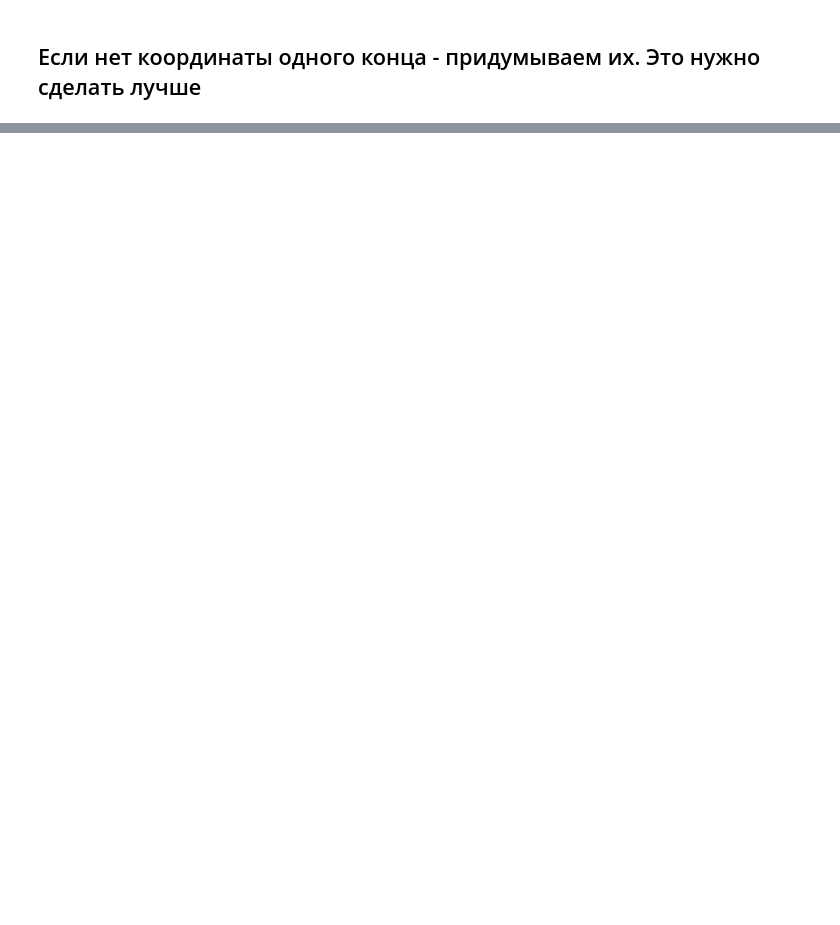
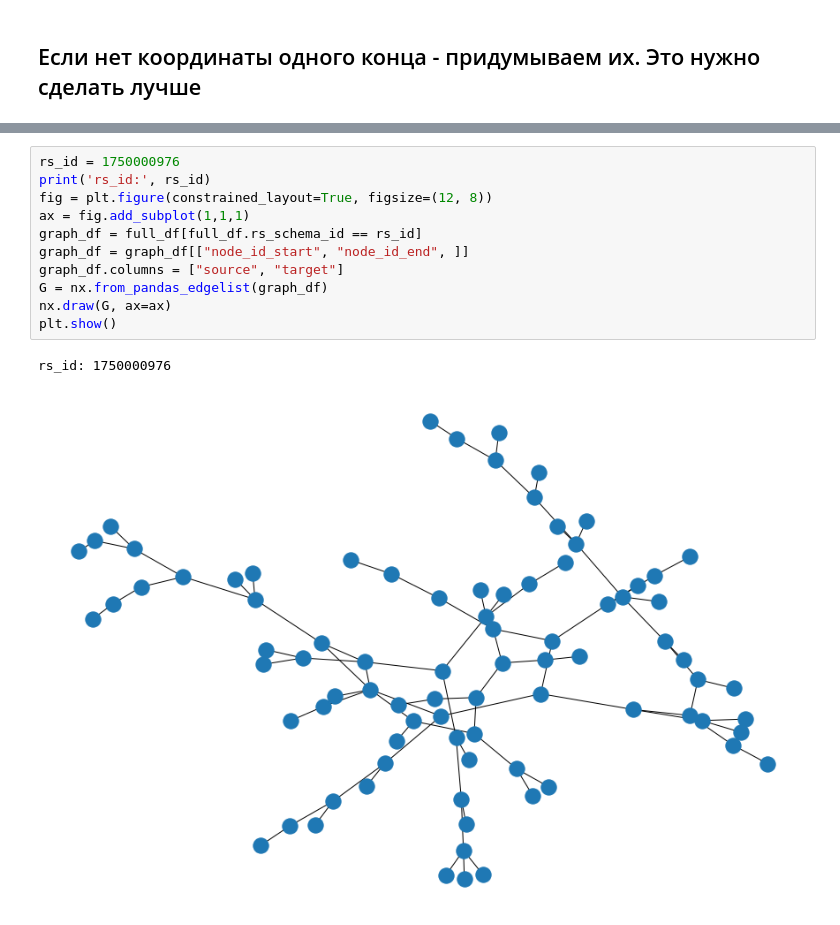
Before and after one commit to DenisYabl/PipesHydraulic, a Jupyter notebook: code/view_pipelines_tajlakovskoe.ipynb, the cells around one changed output, grey strips where cells are left out. Saved outputs shown, nothing was run; the diff lists cells and outputs as text; blank space fills up the shorter version.

```diff
--- a/code/view_pipelines_tajlakovskoe.ipynb
+++ b/code/view_pipelines_tajlakovskoe.ipynb
@@ -706,0 +555,14 @@ plt.show()
+# %%
+rs_id = 1750000976
+print('rs_id:', rs_id)
+fig = plt.figure(constrained_layout=True, figsize=(12, 8))
+ax = fig.add_subplot(1,1,1)
+graph_df = full_df[full_df.rs_schema_id == rs_id]
+graph_df = graph_df[["node_id_start", "node_id_end", ]]
+graph_df.columns = ["source", "target"]
+G = nx.from_pandas_edgelist(graph_df)
+nx.draw(G, ax=ax)
+plt.show()
+# %% [output]
+rs_id: 1750000976
+[figure, added]
```
Also changed, not shown: parts of 25 cells of this notebook.
